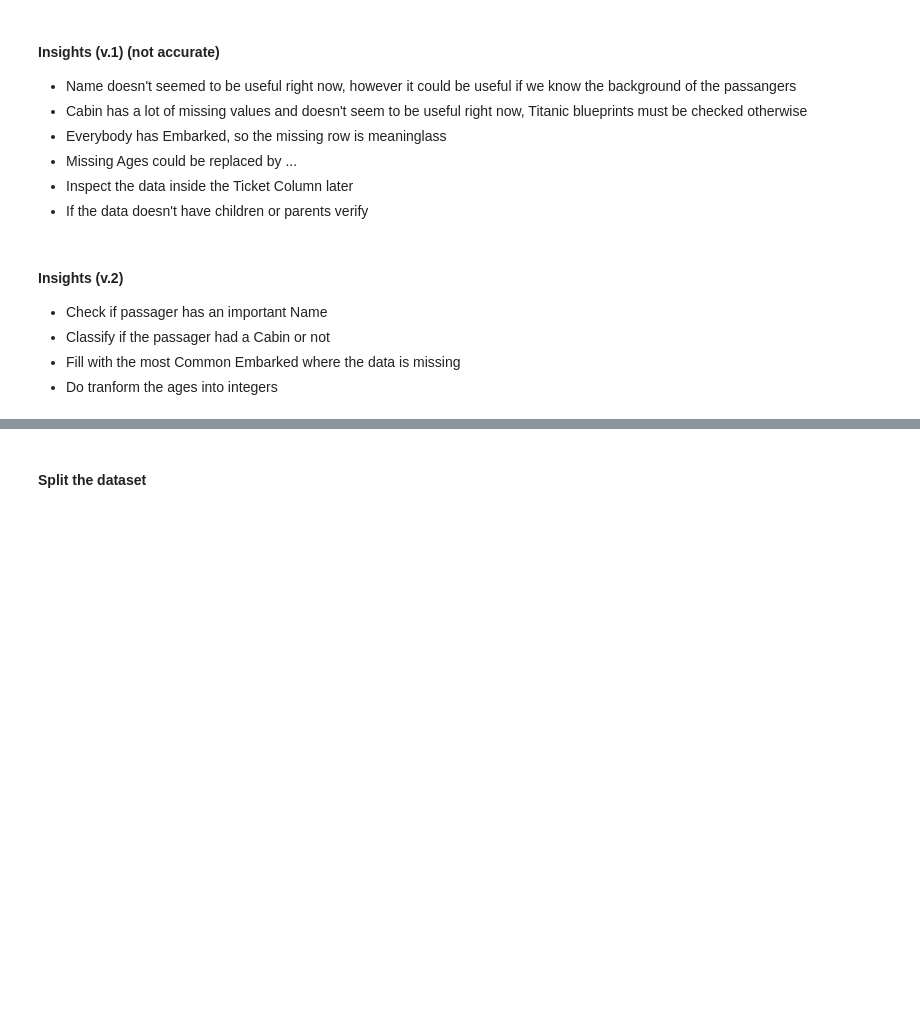
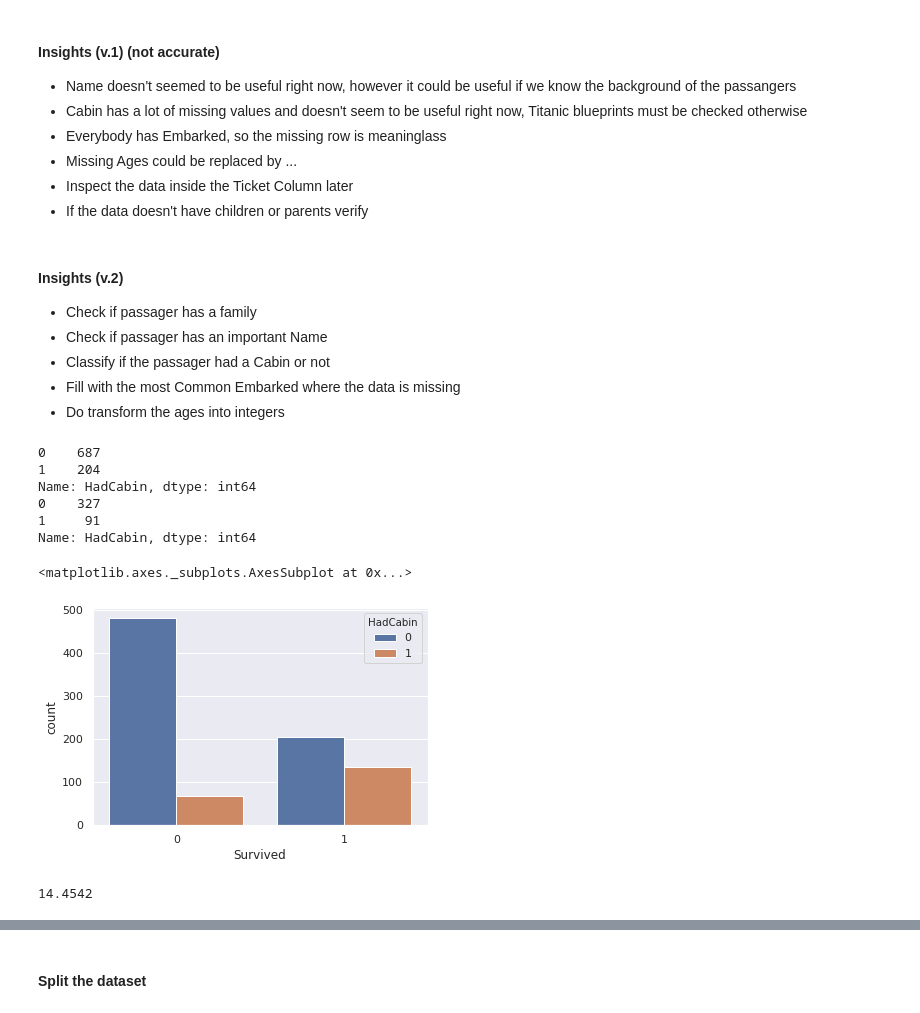
Before and after one commit to hugueds/kaggle-titanic, a Jupyter notebook: Titanic.ipynb, the cells around one changed output, grey strips where cells are left out. Cells and saved outputs as stored; diff of their text form; code cells hidden in the pictures; blank space fills up the shorter version.

```diff
--- a/Titanic.ipynb
+++ b/Titanic.ipynb
@@ -65,5 +61,6 @@ Mounted at /content/drive
 # %%
 train = pd.read_csv('/content/drive/My Drive/Work/Kaggle/titanic/train.csv', index_col='PassengerId')
+test = pd.read_csv('/content/drive/My Drive/Work/Kaggle/titanic/test.csv', index_col='PassengerId')
 # %% [markdown]
 #### General information
 # %%
@@ -210,7 +157,44 @@ df
 # %% [markdown]
 #### Insights (v.2)
 
+- Check if passager has a family
 - Check if passager has an important Name
 - Classify if the passager had a Cabin or not
 - Fill with the most Common Embarked where the data is missing
-- Do tranform the ages into integers
+- Do transform the ages into integers
+# %%
+# Checkpoint
+df = train.copy()
+df_test = test.copy()
+# %%
+def update_embarked(data):
+  highest = data['Embarked'].value_counts().index[0]
+  data['Embarked'] = data['Embarked'].fillna(highest)
+  return data
+
+df = update_embarked(df)
+df_test = update_embarked(df_test)
+# %%
+def get_cabin(data):
+  data['HadCabin'] = data['Cabin'].notna()
+  data['HadCabin'] = data['HadCabin'].astype(int)
+  print(data['HadCabin'].value_counts())
+  return data
+
+df = get_cabin(df)
+df_test = get_cabin(df_test)
+
+sns.countplot(x=df['Survived'], hue=df['HadCabin'])
+# %% [output]
+0    687
+1    204
+Name: HadCabin, dtype: int64
+0    327
+1     91
+Name: HadCabin, dtype: int64
+<matplotlib.axes._subplots.AxesSubplot at 0x...>
+[figure, added]
+# %%
+df['Fare'].median()
+# %% [output]
+14.4542
```
Also changed, not shown: parts of 60 cells of this notebook.
